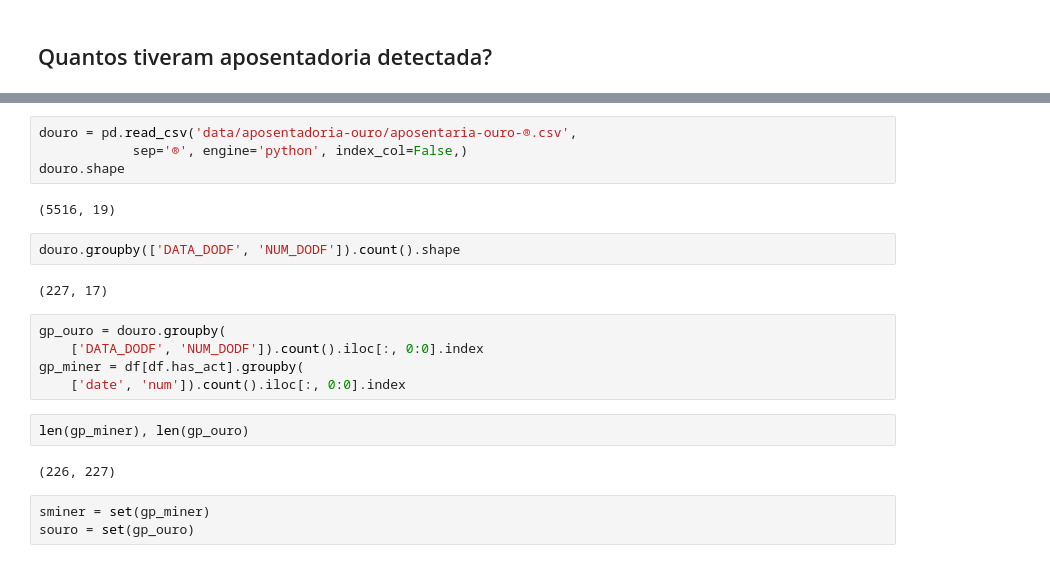
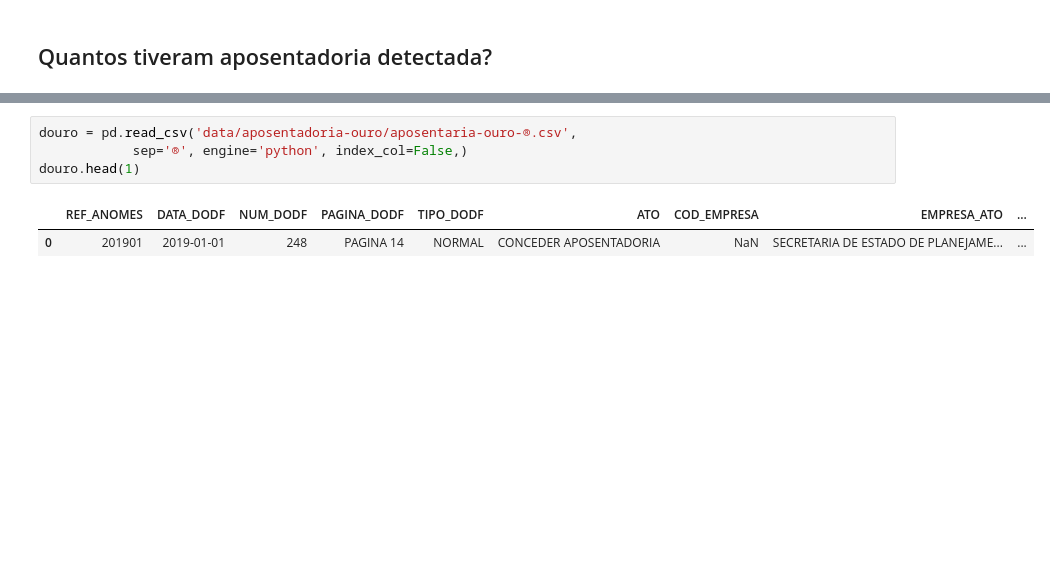
Before and after one commit to UnB-KnEDLe/experiments, a Jupyter notebook: members/maffei/aposentadoria-ouro-comparacao/extract-dodfminer-dodfs_flat.ipynb, the cells around one changed output, grey strips where cells are left out. Drawn from its saved outputs; the diff is of its cells as text; blank space fills up the shorter version.

```diff
--- a/members/maffei/aposentadoria-ouro-comparacao/extract-dodfminer-dodfs_flat.ipynb
+++ b/members/maffei/aposentadoria-ouro-comparacao/extract-dodfminer-dodfs_flat.ipynb
@@ -72,22 +50,7 @@ Wall time: 12.1 s
 # %%
 douro = pd.read_csv('data/aposentadoria-ouro/aposentaria-ouro-®.csv',
             sep='®', engine='python', index_col=False,)
-douro.shape
+douro.head(1)
 # %% [output]
-(5516, 19)
+|  | REF_ANOMES | DATA_DODF | NUM_DODF | PAGINA_DODF | TIPO_DODF | ATO | COD_EMPRESA | EMPRESA_ATO | ... |
+| 0 | 201901 | 2019-01-01 | 248 | PAGINA 14 | NORMAL | CONCEDER APOSENTADORIA | NaN | SECRETARIA DE ESTADO DE PLANEJAME... | ... |
-# %%
-douro.groupby(['DATA_DODF', 'NUM_DODF']).count().shape
-# %% [output]
-(227, 17)
-# %%
-gp_ouro = douro.groupby(
-    ['DATA_DODF', 'NUM_DODF']).count().iloc[:, 0:0].index
-gp_miner = df[df.has_act].groupby(
-    ['date', 'num']).count().iloc[:, 0:0].index
-# %%
-len(gp_miner), len(gp_ouro)
-# %% [output]
-(226, 227)
-# %%
-sminer = set(gp_miner)
-souro = set(gp_ouro)
```
Also changed, not shown: parts of 36 cells of this notebook.
